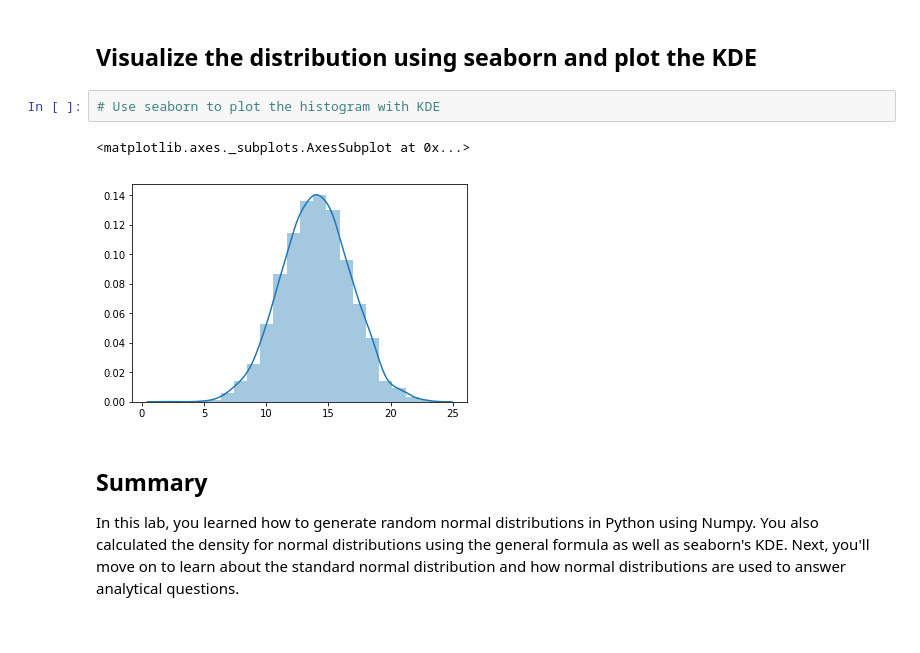
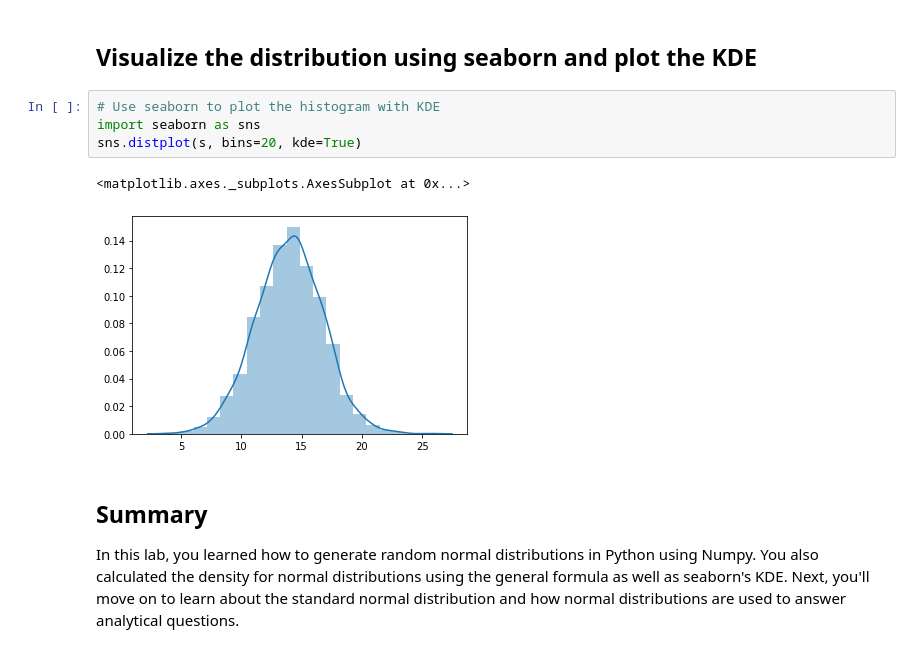
Before and after one commit to GabeSArn/dsc-normal-distribution-lab-nyc-ds-033020, a Jupyter notebook: index.ipynb, the cells around one changed output. Cells and saved outputs as stored; diff of their text form.

```diff
--- a/index.ipynb
+++ b/index.ipynb
@@ -67,9 +67,11 @@ The 'normed' kwarg was deprecated in Matplotlib 2.1 and will be removed in 3.1.
 ## Visualize the distribution using seaborn and plot the KDE
 # %%
 # Use seaborn to plot the histogram with KDE
+import seaborn as sns
+sns.distplot(s, bins=20, kde=True)
 # %% [output]
 <matplotlib.axes._subplots.AxesSubplot at 0x...>
-[figure, old version]
+[figure, new version]
 # %% [markdown]
 ## Summary
 
```
